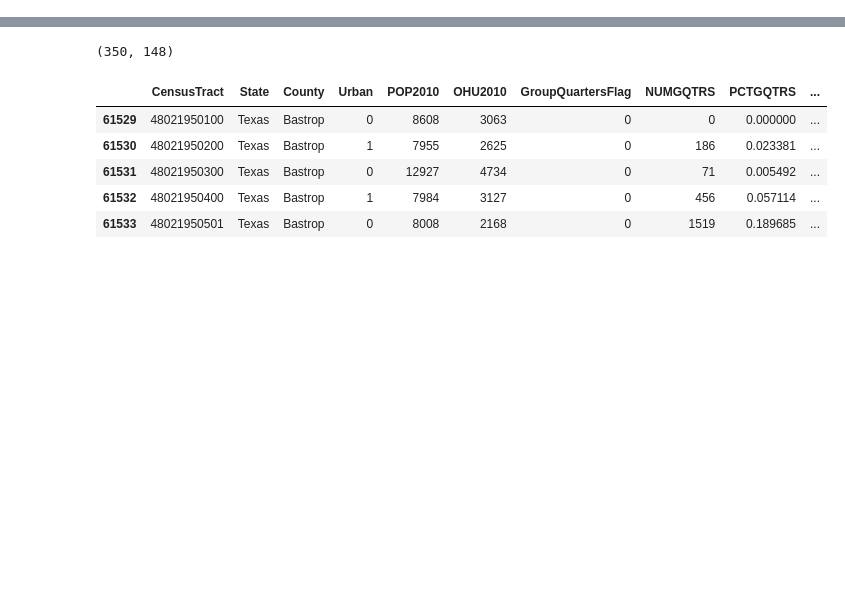
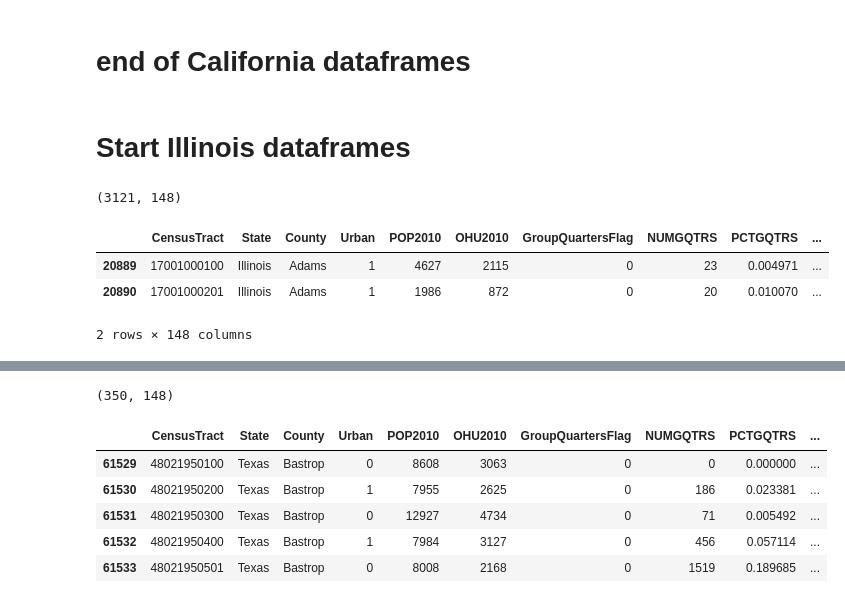
Before and after one commit to OliviaRodri/CEA_DEEP_LEARNING, a Jupyter notebook: resources/data_explore_OR.ipynb, the cells around one changed output, grey strips where cells are left out. Drawn from its saved outputs; the diff is of its cells as text; code cells hidden in the pictures; blank space fills up the shorter version.

```diff
--- a/resources/data_explore_OR.ipynb
+++ b/resources/data_explore_OR.ipynb
@@ -42,0 +112,15 @@ cen_tract_impoverished = df
+# %% [markdown]
+# end of California dataframes
+# %% [markdown]
+# Start Illinois dataframes
+# %%
+# Create new df keeping only Illinois
+IL_food_atlas = all_food_atlas[(all_food_atlas["State"]=="Illinois")]
+print(IL_food_atlas.shape)
+IL_food_atlas.head(2)
+# %% [output]
+(3121, 148)
+|  | CensusTract | State | County | Urban | POP2010 | OHU2010 | GroupQuartersFlag | NUMGQTRS | PCTGQTRS | ... |
+| 20889 | 17001000100 | Illinois | Adams | 1 | 4627 | 2115 | 0 | 23 | 0.004971 | ... |
+| 20890 | 17001000201 | Illinois | Adams | 1 | 1986 | 872 | 0 | 20 | 0.010070 | ... |
+2 rows × 148 columns
```
Also changed, not shown: parts of 25 cells of this notebook.
